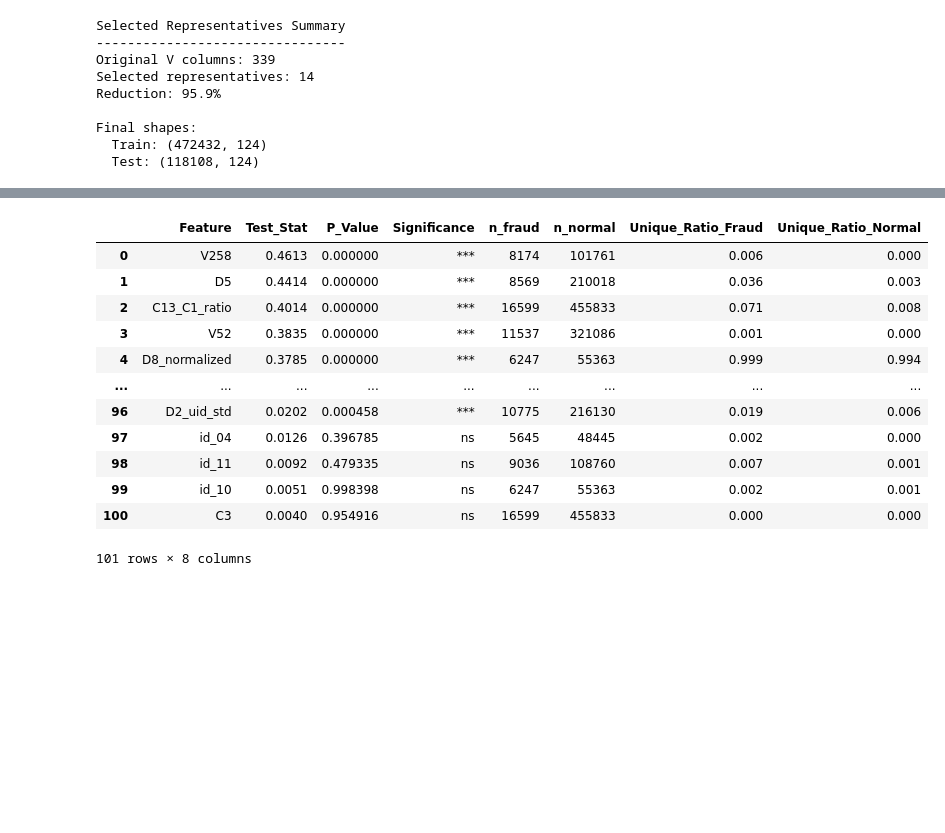
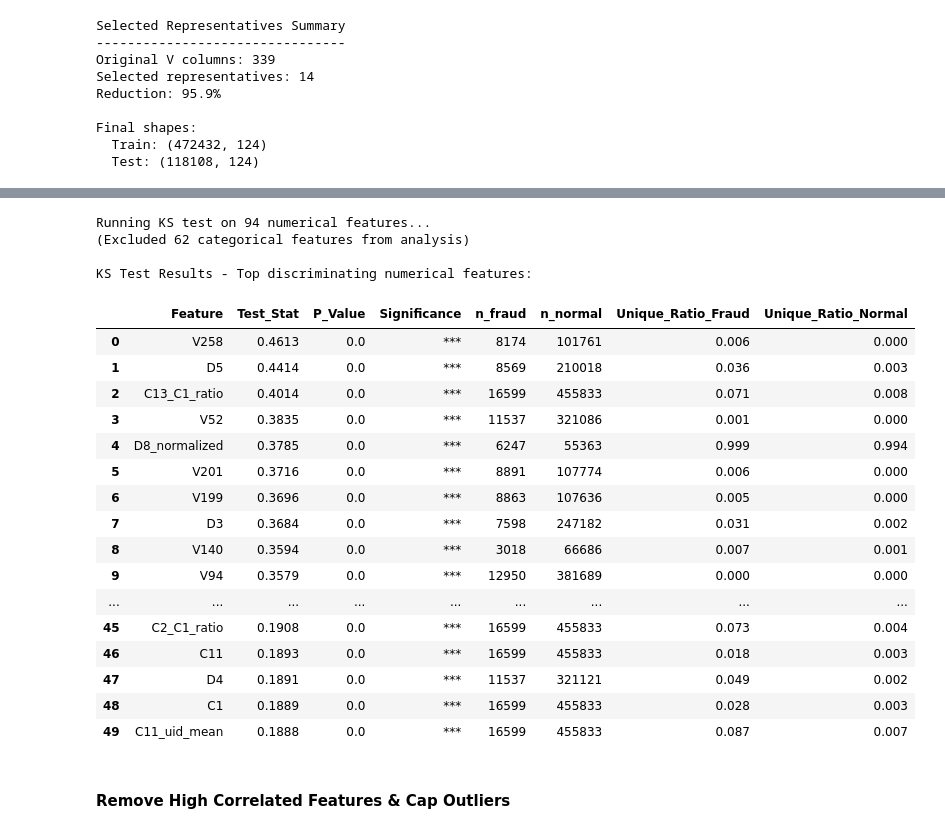
Before and after one commit to abdulkadirt/Fraud_Detection, a Jupyter notebook: notebooks/EDA.ipynb, the cells around one changed output, grey strips where cells are left out. Cells and saved outputs as stored; diff of their text form; code cells hidden in the pictures; blank space fills up the shorter version.

```diff
--- a/notebooks/EDA.ipynb
+++ b/notebooks/EDA.ipynb
@@ -450,10 +533,33 @@ test_df = create_uid_aggregations(test_df, uid_col='uid')
 # %%
-# Exclude non-numeric and ID columns
+# =============================================================================
+# Define Numerical Features for Analysis
+# =============================================================================
+# Numerical features = ALL features EXCEPT:
+#   1. categorical_features (our tracked list, even if encoded)
+#   2. exclude_cols (IDs, target, UID)
+#
+# This ensures we only analyze features that were ORIGINALLY numerical,
+# not categorical features that became numeric after encoding.
+# =============================================================================
+
 exclude_cols = ['TransactionID', 'TransactionDT', 'isFraud', 'uid']
 
+# Get all numeric-type columns
+all_numeric_cols = train_df.select_dtypes(include=[np.number]).columns.tolist()
 
-numerical_features = train_df.select_dtypes(include=[np.number]).columns.tolist()
-numerical_features = [col for col in numerical_features if col not in exclude_cols]
+# Filter: must NOT be in categorical_features and NOT in exclude_cols
+numerical_features = [col for col in all_numeric_cols
+                      if col not in categorical_features and col not in exclude_cols]
 
-print(f"Total numerical features: {len(numerical_features)}")
+print(f"Total numeric-type columns in df: {len(all_numeric_cols)}")
+print(f"Tracked categorical features (excluded): {len(categorical_features)}")
+print(f"Exclude columns: {exclude_cols}")
+print(f"\n>>> TRUE NUMERICAL FEATURES FOR ANALYSIS: {len(numerical_features)} <<<")
+
+# Sanity check: show some encoded categoricals that would have been incorrectly included
+encoded_cats_in_numeric = [col for col in categorical_features
+                           if col in all_numeric_cols]
+if encoded_cats_in_numeric:
+    print(f"\nEncoded categoricals correctly excluded: {len(encoded_cats_in_numeric)}")
+    print(f"Examples: {encoded_cats_in_numeric[:5]}")
 # %% [output]
@@ -467,26 +616,45 @@ Total original numerical features: 101
 # %%
+# =============================================================================
+# KS Test for Numerical Feature Discrimination
+# =============================================================================
+# Run KS test ONLY on true numerical features (categorical excluded)
+
+print(f"Running KS test on {len(numerical_features)} numerical features...")
+print(f"(Excluded {len(categorical_features)} categorical features from analysis)\n")
+
 ks_results = test_feature_discrimination(
     train_df,
-    columns=original_numerical_features,
+    columns=numerical_features,  # Using properly tracked numerical features
     target='isFraud',
     test='ks',
     min_samples=30
 )
 
 # Display top results
-display(ks_results.head(101))
+print(f"KS Test Results - Top discriminating numerical features:")
+display(ks_results.head(5))
 # %% [output]
+Running KS test on 94 numerical features...
+(Excluded 62 categorical features from analysis)
+
+KS Test Results - Top discriminating numerical features:
 |  | Feature | Test_Stat | P_Value | Significance | n_fraud | n_normal | Unique_Ratio_Fraud | Unique_Ratio_Normal |
-| 0 | V258 | 0.4613 | 0.000000 | *** | 8174 | 101761 | 0.006 | 0.000 |
-| 1 | D5 | 0.4414 | 0.000000 | *** | 8569 | 210018 | 0.036 | 0.003 |
-| 2 | C13_C1_ratio | 0.4014 | 0.000000 | *** | 16599 | 455833 | 0.071 | 0.008 |
-| 3 | V52 | 0.3835 | 0.000000 | *** | 11537 | 321086 | 0.001 | 0.000 |
-| 4 | D8_normalized | 0.3785 | 0.000000 | *** | 6247 | 55363 | 0.999 | 0.994 |
+| 0 | V258 | 0.4613 | 0.0 | *** | 8174 | 101761 | 0.006 | 0.000 |
+| 1 | D5 | 0.4414 | 0.0 | *** | 8569 | 210018 | 0.036 | 0.003 |
+| 2 | C13_C1_ratio | 0.4014 | 0.0 | *** | 16599 | 455833 | 0.071 | 0.008 |
+| 3 | V52 | 0.3835 | 0.0 | *** | 11537 | 321086 | 0.001 | 0.000 |
+| 4 | D8_normalized | 0.3785 | 0.0 | *** | 6247 | 55363 | 0.999 | 0.994 |
+| 5 | V201 | 0.3716 | 0.0 | *** | 8891 | 107774 | 0.006 | 0.000 |
+| 6 | V199 | 0.3696 | 0.0 | *** | 8863 | 107636 | 0.005 | 0.000 |
+| 7 | D3 | 0.3684 | 0.0 | *** | 7598 | 247182 | 0.031 | 0.002 |
+| 8 | V140 | 0.3594 | 0.0 | *** | 3018 | 66686 | 0.007 | 0.001 |
+| 9 | V94 | 0.3579 | 0.0 | *** | 12950 | 381689 | 0.000 | 0.000 |
 | ... | ... | ... | ... | ... | ... | ... | ... | ... |
-| 96 | D2_uid_std | 0.0202 | 0.000458 | *** | 10775 | 216130 | 0.019 | 0.006 |
-| 97 | id_04 | 0.0126 | 0.396785 | ns | 5645 | 48445 | 0.002 | 0.000 |
-| 98 | id_11 | 0.0092 | 0.479335 | ns | 9036 | 108760 | 0.007 | 0.001 |
-| 99 | id_10 | 0.0051 | 0.998398 | ns | 6247 | 55363 | 0.002 | 0.001 |
-| 100 | C3 | 0.0040 | 0.954916 | ns | 16599 | 455833 | 0.000 | 0.000 |
+| 45 | C2_C1_ratio | 0.1908 | 0.0 | *** | 16599 | 455833 | 0.073 | 0.004 |
+| 46 | C11 | 0.1893 | 0.0 | *** | 16599 | 455833 | 0.018 | 0.003 |
+| 47 | D4 | 0.1891 | 0.0 | *** | 11537 | 321121 | 0.049 | 0.002 |
+| 48 | C1 | 0.1889 | 0.0 | *** | 16599 | 455833 | 0.028 | 0.003 |
+| 49 | C11_uid_mean | 0.1888 | 0.0 | *** | 16599 | 455833 | 0.087 | 0.007 |
-101 rows × 8 columns
+# %% [markdown]
+#### Remove High Correlated Features & Cap Outliers
 # %%
```
Also changed, not shown: parts of 25 cells of this notebook, 8 other files.
